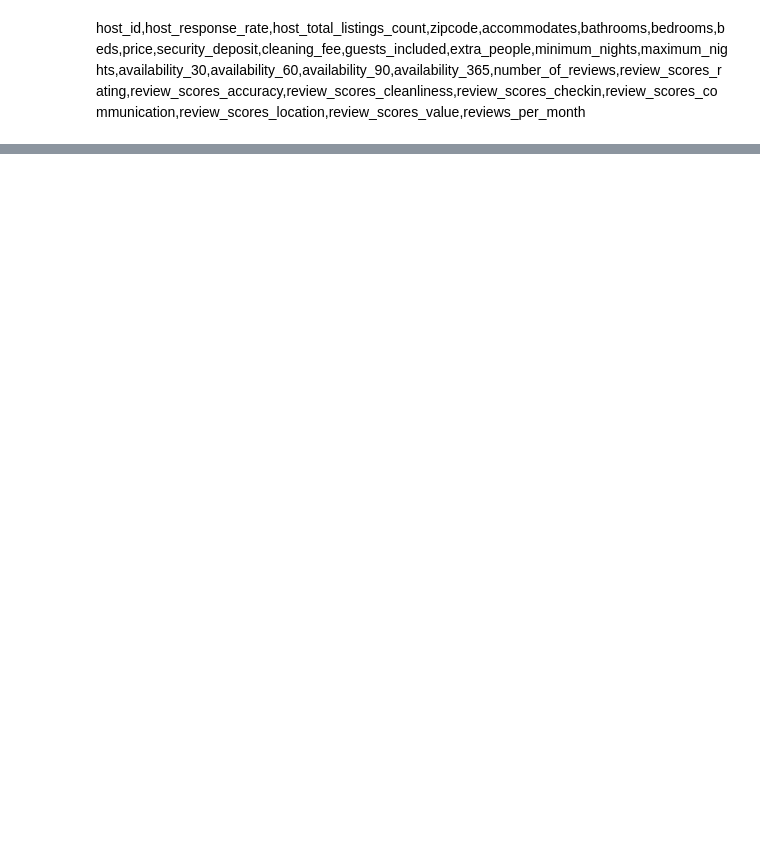
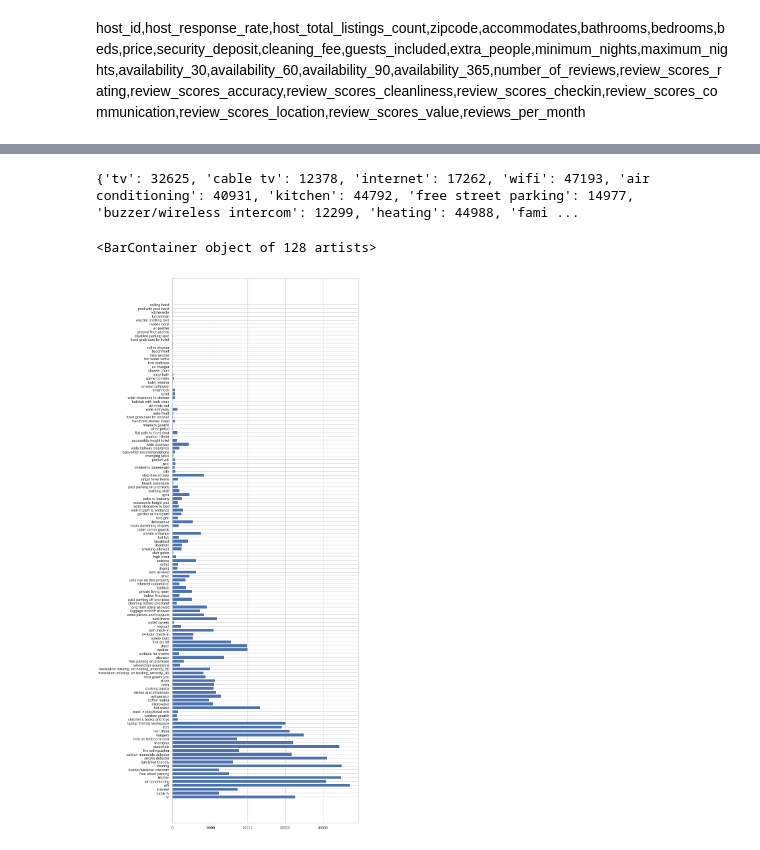
Before and after one commit to kavishashroff/Springboard, a Jupyter notebook: Capstone 1/EDA.ipynb, the cells around one changed output, grey strips where cells are left out. Cells and saved outputs as stored; diff of their text form; code cells hidden in the pictures; blank space fills up the shorter version.

Commit message:
EDA notebook with more graphs

```diff
--- a/Capstone 1/EDA.ipynb
+++ b/Capstone 1/EDA.ipynb
@@ -137,0 +138,29 @@ plt.xticks(rotation=60)
+# %%
+amenities=data['amenities']
+# %%
+amenities=amenities.str.strip('{}')
+amenities=amenities.str.replace('\"','')
+amenities=amenities.str.lower()
+# %%
+amenities_counts={}
+for i in amenities:
+    result = [x.strip() for x in i.split(',')]
+    for each in result:
+        if each in amenities_counts:
+            amenities_counts[each]+=1
+        else:
+            amenities_counts[each]=1
+print(amenities_counts)
+# %% [output]
+{'tv': 32625, 'cable tv': 12378, 'internet': 17262, 'wifi': 47193, 'air conditioning': 40931, 'kitchen': 44792, 'free street parking': 14977, 'buzzer/wireless intercom': 12299, 'heating': 44988, 'fami ...
+# %%
+amenity = list(amenities_counts.keys())
+amenity_count = list(amenities_counts.values())
+plt.figure(figsize=(10,30))
+#tick_label does the some work as plt.xticks()
+plt.barh(range(len(amenities_counts)),amenity_count,tick_label=amenity)
+#plt.xticks(rotation=90)
+#plt.figure(num=None, figsize=(10, 20), dpi=80, facecolor='w', edgecolor='k')
+# %% [output]
+<BarContainer object of 128 artists>
+[figure, added]
```
Also changed, not shown: parts of 15 cells of this notebook.
